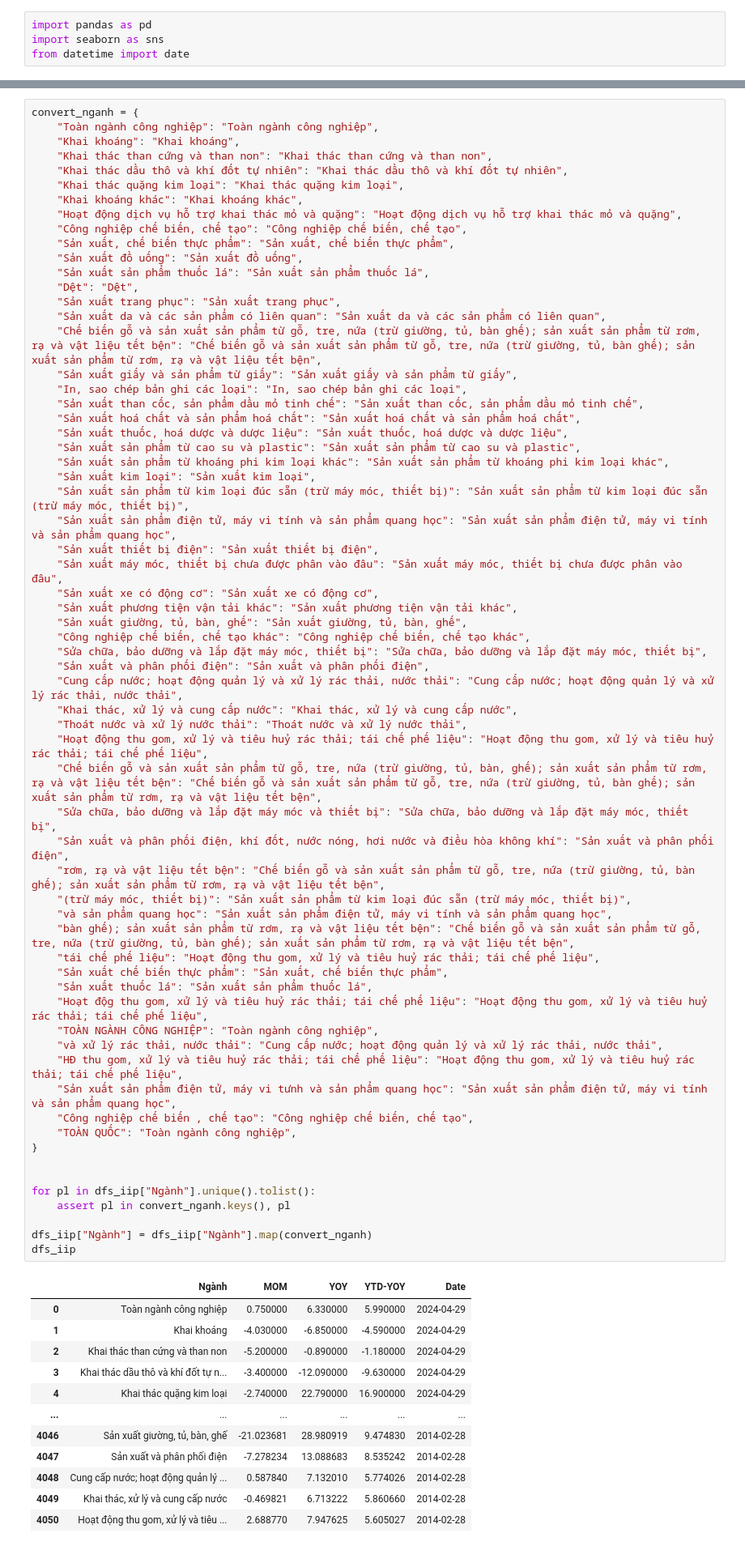
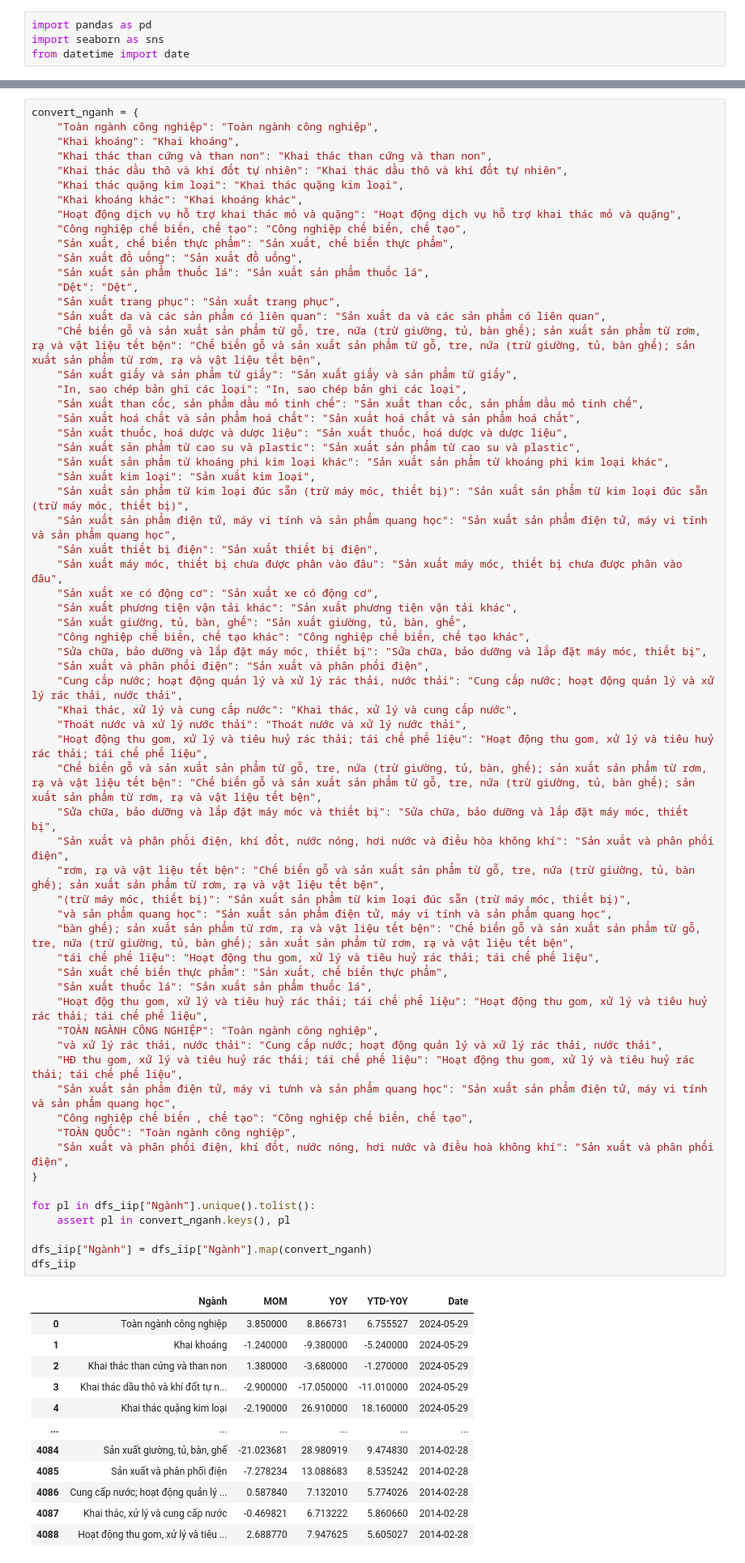
Before and after one commit to hiennguyen9874/vn-macroeconomics, a Jupyter notebook: notebooks/IIP.ipynb, the cells around one changed output, grey strips where cells are left out. Shown at 81% size. Saved outputs shown, nothing was run; the diff lists cells and outputs as text.

```diff
--- a/notebooks/IIP.ipynb
+++ b/notebooks/IIP.ipynb
@@ -238,42 +238,42 @@ convert_nganh = {
     "Cung cấp nước; hoạt động quản lý và xử lý rác thải, nước thải": "Cung cấp nước; hoạt động quản lý và xử lý rác thải, nước thải",
     "Khai thác, xử lý và cung cấp nước": "Khai thác, xử lý và cung cấp nước",
     "Thoát nước và xử lý nước thải": "Thoát nước và xử lý nước thải",
     "Hoạt động thu gom, xử lý và tiêu huỷ rác thải; tái chế phế liệu": "Hoạt động thu gom, xử lý và tiêu huỷ rác thải; tái chế phế liệu",
     "Chế biến gỗ và sản xuất sản phẩm từ gỗ, tre, nứa (trừ giường, tủ, bàn, ghế); sản xuất sản phẩm từ rơm, rạ và vật liệu tết bện": "Chế biến gỗ và sản xuất sản phẩm từ gỗ, tre, nứa (trừ giường, tủ, bàn ghế); sản xuất sản phẩm từ rơm, rạ và vật liệu tết bện",
     "Sửa chữa, bảo dưỡng và lắp đặt máy móc và thiết bị": "Sửa chữa, bảo dưỡng và lắp đặt máy móc, thiết bị",
     "Sản xuất và phân phối điện, khí đốt, nước nóng, hơi nước và điều hòa không khí": "Sản xuất và phân phối điện",
     "rơm, rạ và vật liệu tết bện": "Chế biến gỗ và sản xuất sản phẩm từ gỗ, tre, nứa (trừ giường, tủ, bàn ghế); sản xuất sản phẩm từ rơm, rạ và vật liệu tết bện",
     "(trừ máy móc, thiết bị)": "Sản xuất sản phẩm từ kim loại đúc sẵn (trừ máy móc, thiết bị)",
     "và sản phẩm quang học": "Sản xuất sản phẩm điện tử, máy vi tính và sản phẩm quang học",
     "bàn ghế); sản xuất sản phẩm từ rơm, rạ và vật liệu tết bện": "Chế biến gỗ và sản xuất sản phẩm từ gỗ, tre, nứa (trừ giường, tủ, bàn ghế); sản xuất sản phẩm từ rơm, rạ và vật liệu tết bện",
     "tái chế phế liệu": "Hoạt động thu gom, xử lý và tiêu huỷ rác thải; tái chế phế liệu",
     "Sản xuất chế biến thực phẩm": "Sản xuất, chế biến thực phẩm",
     "Sản xuất thuốc lá": "Sản xuất sản phẩm thuốc lá",
     "Hoạt độg thu gom, xử lý và tiêu huỷ rác thải; tái chế phế liệu": "Hoạt động thu gom, xử lý và tiêu huỷ rác thải; tái chế phế liệu",
     "TOÀN NGÀNH CÔNG NGHIỆP": "Toàn ngành công nghiệp",
     "và xử lý rác thải, nước thải": "Cung cấp nước; hoạt động quản lý và xử lý rác thải, nước thải",
     "HĐ thu gom, xử lý và tiêu huỷ rác thải; tái chế phế liệu": "Hoạt động thu gom, xử lý và tiêu huỷ rác thải; tái chế phế liệu",
     "Sản xuất sản phẩm điện tử, máy vi tưnh và sản phẩm quang học": "Sản xuất sản phẩm điện tử, máy vi tính và sản phẩm quang học",
     "Công nghiệp chế biến , chế tạo": "Công nghiệp chế biến, chế tạo",
     "TOÀN QUỐC": "Toàn ngành công nghiệp",
+    "Sản xuất và phân phối điện, khí đốt, nước nóng, hơi nước và điều hoà không khí": "Sản xuất và phân phối điện",
 }
-
 
 for pl in dfs_iip["Ngành"].unique().tolist():
     assert pl in convert_nganh.keys(), pl
 
 dfs_iip["Ngành"] = dfs_iip["Ngành"].map(convert_nganh)
 dfs_iip
 # %% [output]
 |  | Ngành | MOM | YOY | YTD-YOY | Date |
-| 0 | Toàn ngành công nghiệp | 0.750000 | 6.330000 | 5.990000 | 2024-04-29 |
-| 1 | Khai khoáng | -4.030000 | -6.850000 | -4.590000 | 2024-04-29 |
-| 2 | Khai thác than cứng và than non | -5.200000 | -0.890000 | -1.180000 | 2024-04-29 |
-| 3 | Khai thác dầu thô và khí đốt tự n... | -3.400000 | -12.090000 | -9.630000 | 2024-04-29 |
-| 4 | Khai thác quặng kim loại | -2.740000 | 22.790000 | 16.900000 | 2024-04-29 |
+| 0 | Toàn ngành công nghiệp | 3.850000 | 8.866731 | 6.755527 | 2024-05-29 |
+| 1 | Khai khoáng | -1.240000 | -9.380000 | -5.240000 | 2024-05-29 |
+| 2 | Khai thác than cứng và than non | 1.380000 | -3.680000 | -1.270000 | 2024-05-29 |
+| 3 | Khai thác dầu thô và khí đốt tự n... | -2.900000 | -17.050000 | -11.010000 | 2024-05-29 |
+| 4 | Khai thác quặng kim loại | -2.190000 | 26.910000 | 18.160000 | 2024-05-29 |
 | ... | ... | ... | ... | ... | ... |
-| 4046 | Sản xuất giường, tủ, bàn, ghế | -21.023681 | 28.980919 | 9.474830 | 2014-02-28 |
-| 4047 | Sản xuất và phân phối điện | -7.278234 | 13.088683 | 8.535242 | 2014-02-28 |
-| 4048 | Cung cấp nước; hoạt động quản lý ... | 0.587840 | 7.132010 | 5.774026 | 2014-02-28 |
-| 4049 | Khai thác, xử lý và cung cấp nước | -0.469821 | 6.713222 | 5.860660 | 2014-02-28 |
-| 4050 | Hoạt động thu gom, xử lý và tiêu ... | 2.688770 | 7.947625 | 5.605027 | 2014-02-28 |
+| 4084 | Sản xuất giường, tủ, bàn, ghế | -21.023681 | 28.980919 | 9.474830 | 2014-02-28 |
+| 4085 | Sản xuất và phân phối điện | -7.278234 | 13.088683 | 8.535242 | 2014-02-28 |
+| 4086 | Cung cấp nước; hoạt động quản lý ... | 0.587840 | 7.132010 | 5.774026 | 2014-02-28 |
+| 4087 | Khai thác, xử lý và cung cấp nước | -0.469821 | 6.713222 | 5.860660 | 2014-02-28 |
+| 4088 | Hoạt động thu gom, xử lý và tiêu ... | 2.688770 | 7.947625 | 5.605027 | 2014-02-28 |
```
Also changed, not shown: parts of 2 cells of this notebook, 23 other files.
